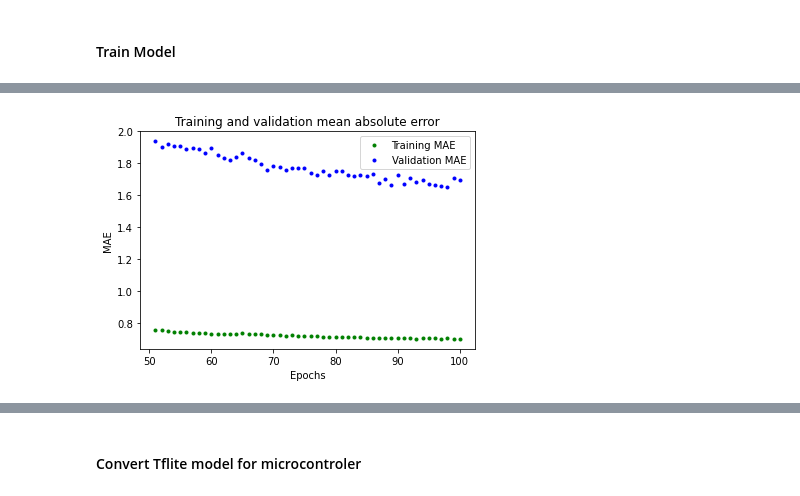
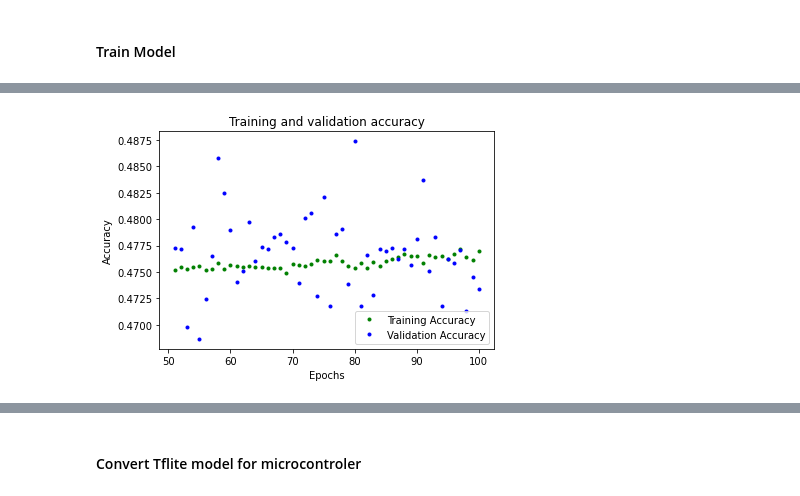
Before and after one commit to EE149-ILMN/fall-proj-2023, a Jupyter notebook: model.ipynb, the cells around one changed output, grey strips where cells are left out. Drawn from its saved outputs; the diff is of its cells as text; code cells hidden in the pictures.

```diff
--- a/model.ipynb
+++ b/model.ipynb
@@ -156,3 +140,9 @@ colors = ['r', 'm', 'y', 'g', 'b', 'c']
+# %%
+train, test = train_test_split(df, test_size=0.2)
+train, valid = train_test_split(train, test_size=0.25)
+x_train, y_train = train[['x', 'y', 'z']], train['label']
+x_valid, y_valid = valid[['x', 'y', 'z']], valid['label']
+x_test, y_test = test[['x', 'y', 'z']], test['label']
 # %% [markdown]
 #### Train Model
 # %%
@@ -165,0 +153,14 @@ tf.random.set_seed(seed)
+# %%
+# Simple Neural Network
+class argmax_layer(Layer):
+  def __init__(self):
+    super(argmax_layer, self).__init__()
+
+  def call(self, inputs):
+    return tf.math.argmax(inputs, axis=1)
+
+model = tf.keras.Sequential()
+model.add(keras.layers.Dense(8, activation='relu', input_shape=(3,)))
+model.add(keras.layers.Dense(6))
+# model.add(argmax_layer())
+model.summary()
@@ -166,13 +181,10 @@ tf.random.set_seed(seed)
 # %%
 %%capture
-# Simple Neural Network
-model = tf.keras.Sequential()
-model.add(keras.layers.Dense(8, activation='relu', input_shape=(3,)))
-model.add(keras.layers.Dense(1))
-
 # Compile and fit
-model.compile(optimizer='adam', loss='mse', metrics=['mae'])
-history = model.fit(x_train, y_train, epochs=100, batch_size=64, validation_data=(x_valid, y_valid))
+model.compile(optimizer='adam',
+              loss=tf.keras.losses.SparseCategoricalCrossentropy(from_logits=True),
+              metrics=['accuracy'])
+history = model.fit(x_train, y_train, epochs=100, validation_data=(x_valid, y_valid))
 # %%
 # Draw a graph of the loss, which is the distance between
 # the predicted and actual values during training and validation.
@@ -195,19 +207,19 @@ plt.show()
 # %%
 plt.clf()
 
 # Draw a graph of mean absolute error, which is another way of
 # measuring the amount of error in the prediction.
-train_mae = history.history['mae']
-val_mae = history.history['val_mae']
+train_acc = history.history['accuracy']
+val_acc = history.history['val_accuracy']
 
-plt.plot(epochs[SKIP:], train_mae[SKIP:], 'g.', label='Training MAE')
-plt.plot(epochs[SKIP:], val_mae[SKIP:], 'b.', label='Validation MAE')
-plt.title('Training and validation mean absolute error')
+plt.plot(epochs[SKIP:], train_acc[SKIP:], 'g.', label='Training Accuracy')
+plt.plot(epochs[SKIP:], val_acc[SKIP:], 'b.', label='Validation Accuracy')
+plt.title('Training and validation accuracy')
 plt.xlabel('Epochs')
-plt.ylabel('MAE')
+plt.ylabel('Accuracy')
 plt.legend()
 plt.show()
 # %% [output]
-[figure, old version]
+[figure, new version]
 # %%
 # Calculate and print the loss on our test dataset
```
Also changed, not shown: parts of 10 cells of this notebook.
